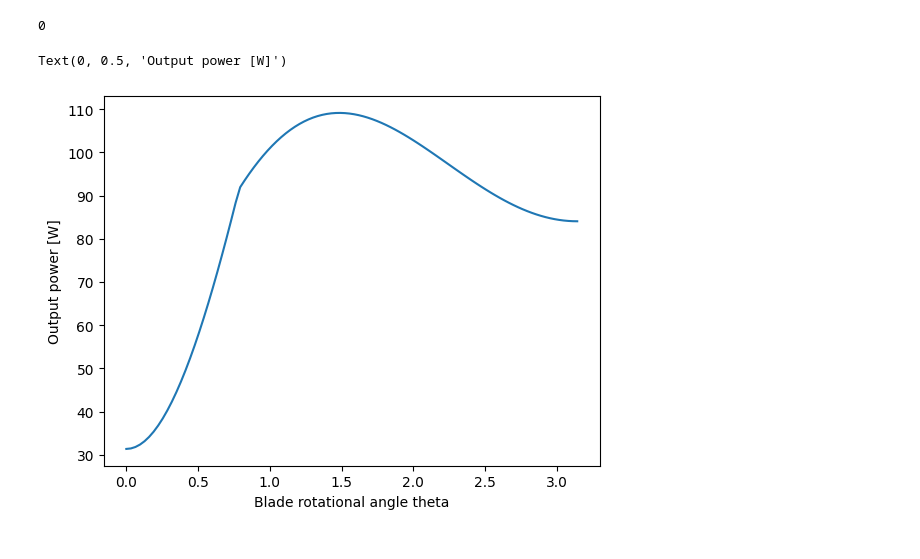
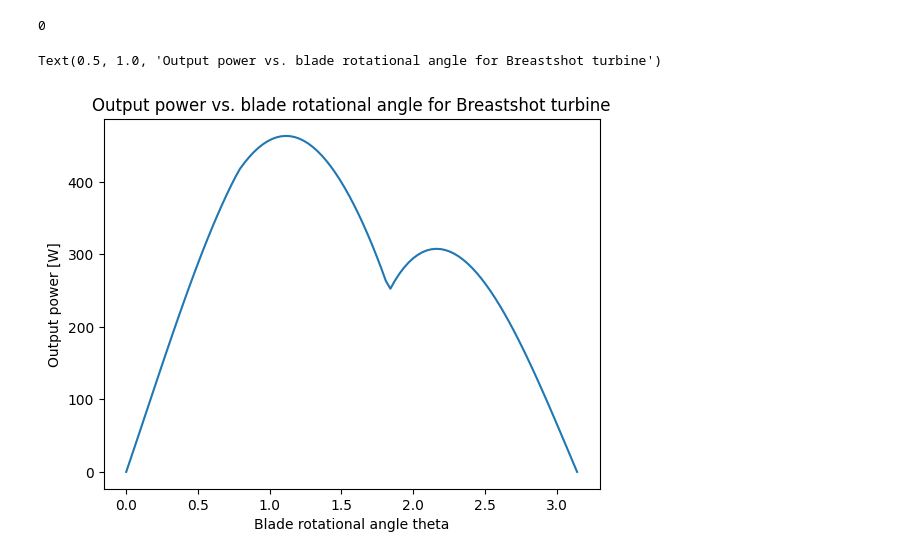
Before and after one commit to pilipb/DP4-code, a Jupyter notebook: test.ipynb, the cells around one changed output. Cells and saved outputs as stored; diff of their text form; code cells hidden in the pictures.

```diff
--- a/test.ipynb
+++ b/test.ipynb
@@ -8,8 +9,9 @@ radius = 0.54
 width = 1.1
 num_blades = 5
 max_bucket = 8.2
-x_centre = 0.7
-y_centre = -0.6
+x_centre = 0.65
+y_centre_breast = 0.14
+y_centre_under = 0.1
 
 # river details
 r_width = 5
@@ -18,7 +20,8 @@ r_veloctiy = 1.5
 
 # initialise
 river = river_obj(r_width,r_depth,r_veloctiy)
-turbine = breastTurbine(radius, width, num_blades, max_bucket, x_centre, y_centre, river)
+turbine = breastTurbine(radius, width, num_blades, max_bucket, x_centre, y_centre_breast, river)
+turbine2 = underTurbine(radius, width, num_blades, max_bucket, y_centre_under, river)
 # %%
 # apply turbine methods - a return of 0 denotes success
 turbine.find_intersects()
@@ -54,8 +57,9 @@ turbine.find_power(turbine_RPM)
 # %%
 # with the turbine created, it is now possible to show plots of the various readings
 plt.plot(turbine.theta, turbine.output_power_list)
 plt.xlabel('Blade rotational angle theta')
 plt.ylabel('Output power [W]')
+plt.title('Output power vs. blade rotational angle for Breastshot turbine')
 # %% [output]
-Text(0, 0.5, 'Output power [W]')
+Text(0.5, 1.0, 'Output power vs. blade rotational angle for Breastshot turbine')
-[figure, old version]
+[figure, new version]
```
Also changed, not shown: parts of 4 cells of this notebook, 6 other files.
